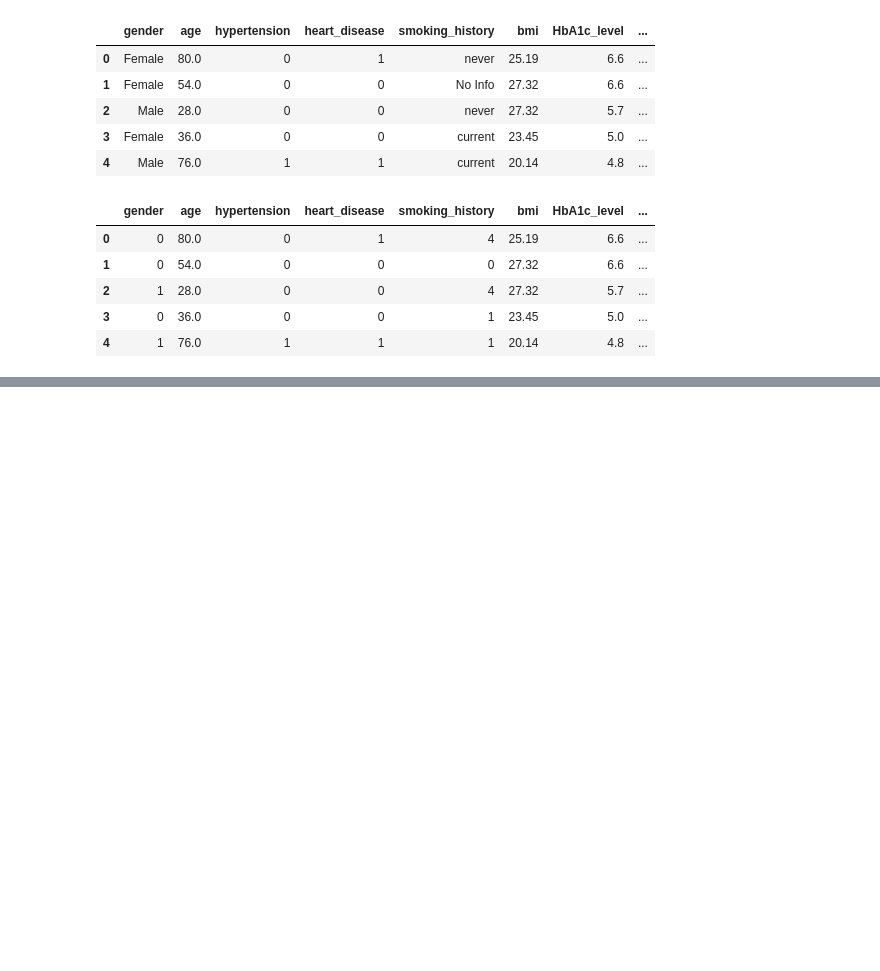
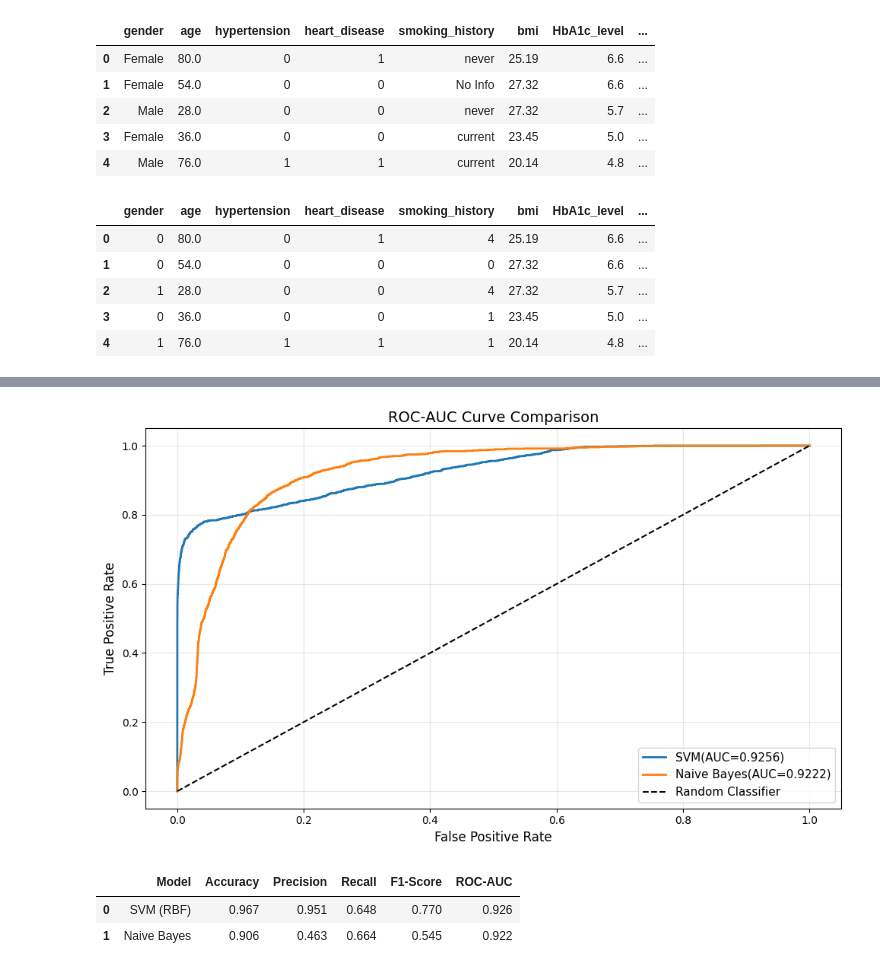
Before and after one commit to abidhasan5135-maker/Machine_Learning.369, a Jupyter notebook: SVM_NaiveBayes.ipynb, the cells around one changed output, grey strips where cells are left out. Drawn from its saved outputs; the diff is of its cells as text; code cells hidden in the pictures; blank space fills up the shorter version.

```diff
--- a/SVM_NaiveBayes.ipynb
+++ b/SVM_NaiveBayes.ipynb
@@ -268,0 +291,50 @@ ValueError: Classification metrics can't handle a mix of binary and continuous t
+# %%
+fpr_svm, tpr_svm,_ = roc_curve(y_test, y_pred_svm)
+fpr_nb, tpr_nb,_ = roc_curve(y_test, y_pred_nb)
+auc_svm = roc_auc_score(y_test, y_pred_svm)
+auc_nb = roc_auc_score(y_test, y_pred_nb)
+
+plt.figure(figsize=(10,6))
+plt.plot(fpr_svm, tpr_svm, label=f'SVM(AUC={auc_svm:.4f})', linewidth=2)
+plt.plot(fpr_nb, tpr_nb, label=f'Naive Bayes(AUC={auc_nb:.4f})',linewidth=2)
+plt.plot([0,1],[0,1],'k--', label='Random Classifier')
+plt.xlabel('False Positive Rate', fontsize=12)
+plt.ylabel('True Positive Rate', fontsize=12)
+plt.title('ROC-AUC Curve Comparison', fontsize=14)
+plt.legend(fontsize=11)
+plt.grid(alpha=0.3)
+plt.tight_layout()
+plt.savefig('/content/drive/MyDrive/SKILL_MOR_8/roc_auc_curve.png', dpi=600)
+plt.show()
+# %% [output]
+[figure, added]
+# %%
+from sklearn.metrics import precision_score, recall_score, f1_score, accuracy_score
+
+results = pd.DataFrame({
+    'Model': ['SVM (RBF)', 'Naive Bayes'],
+    'Accuracy': [
+        accuracy_score(y_test, y_pred_svm_class),
+        accuracy_score(y_test, y_pred_nb_class)
+    ],
+    'Precision': [
+        precision_score(y_test, y_pred_svm_class),
+        precision_score(y_test, y_pred_nb_class)
+    ],
+    'Recall': [
+        recall_score(y_test, y_pred_svm_class),
+        recall_score(y_test, y_pred_nb_class)
+    ],
+    'F1-Score': [
+        f1_score(y_test, y_pred_svm_class),
+        f1_score(y_test, y_pred_nb_class)
+    ],
+    'ROC-AUC': [auc_svm, auc_nb]
+})
+
+results.iloc[:, 1:] = results.iloc[:, 1:].round(3)
+results
+# %% [output]
+|  | Model | Accuracy | Precision | Recall | F1-Score | ROC-AUC |
+| 0 | SVM (RBF) | 0.967 | 0.951 | 0.648 | 0.770 | 0.926 |
+| 1 | Naive Bayes | 0.906 | 0.463 | 0.664 | 0.545 | 0.922 |
```
Also changed, not shown: parts of 3 cells of this notebook.
